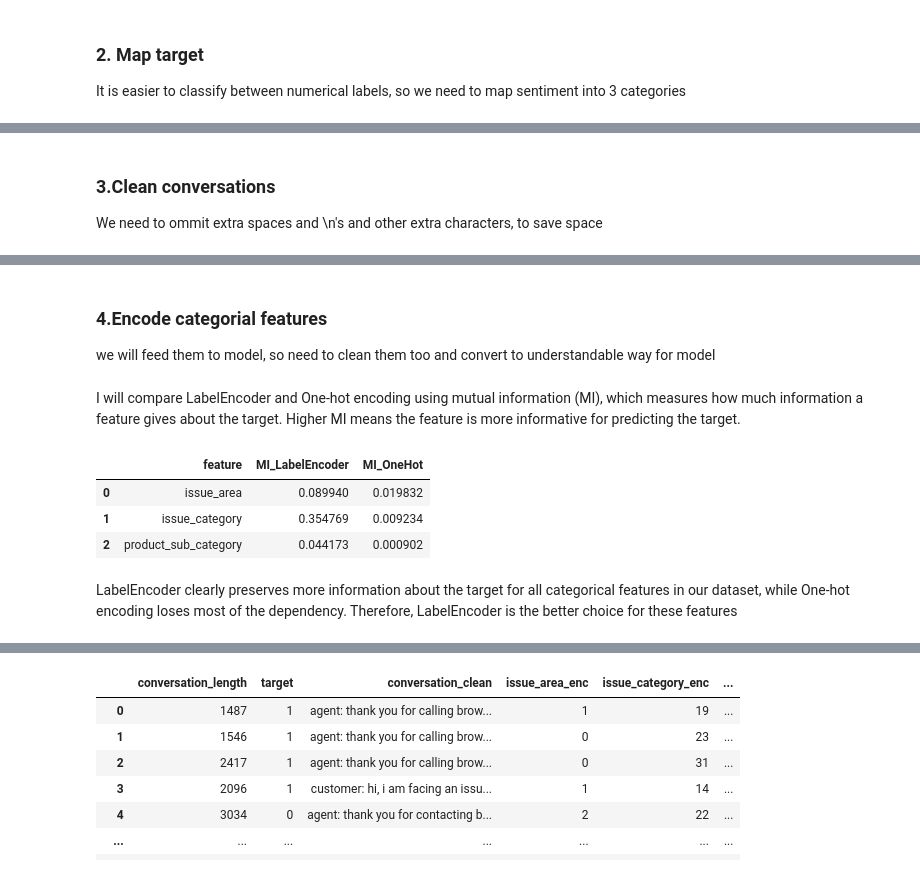
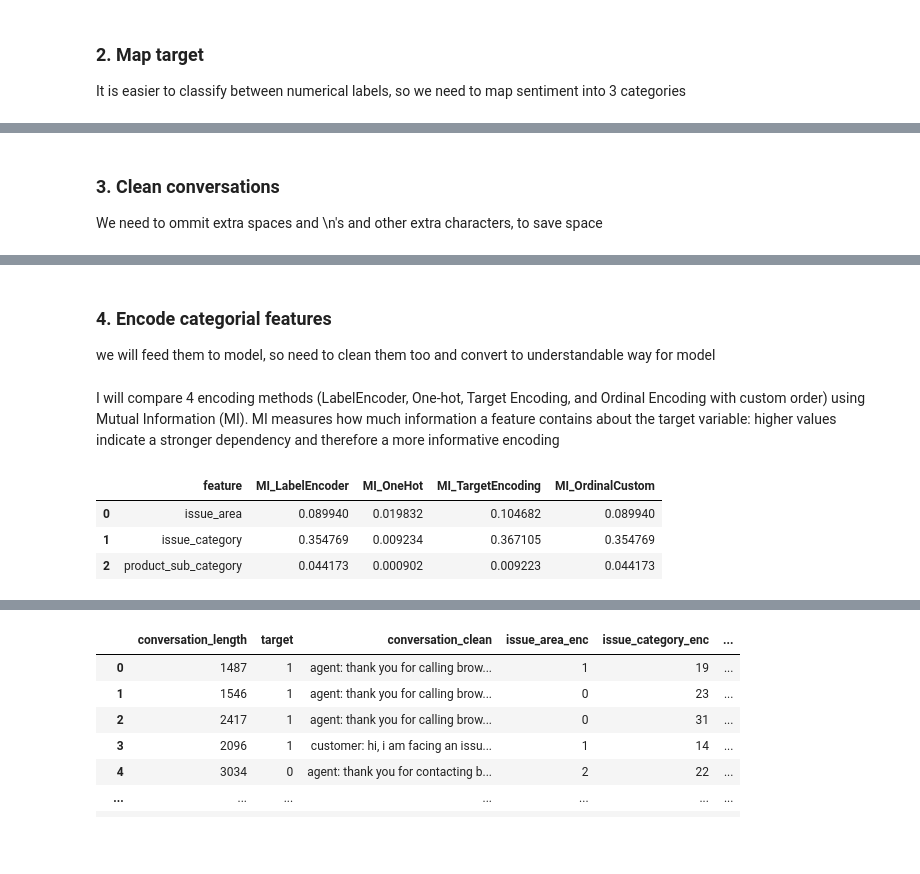
Before and after one commit to Ksksksksksksksks/di725_assignment1, a Jupyter notebook: sentiment-transformer.ipynb, the cells around one changed output, grey strips where cells are left out. Cells and saved outputs as stored; diff of their text form; code cells hidden in the pictures; blank space fills up the shorter version.

Commit message:
preprocessing finally done

```diff
--- a/sentiment-transformer.ipynb
+++ b/sentiment-transformer.ipynb
@@ -733,7 +733,7 @@ train_df.head()
 | 3 | Customer: Hi, I am facing an issu... | Login and Account | Login Issues and Error Messages | Water Purifier | 2096 | 1 |
 | 4 | Agent: Thank you for contacting B... | Order | Order Delivery Issues | Bp Monitor | 3034 | 0 |
 # %% [markdown]
-### 3.Clean conversations
+### 3. Clean conversations
 
 We need to ommit extra spaces and \n's and other extra characters, to save space
 # %%
@@ -757,42 +757,62 @@ train_df.head()
 | 3 | Login and Account | Login Issues and Error Messages | Water Purifier | 2096 | 1 | customer: hi, i am facing an issu... |
 | 4 | Order | Order Delivery Issues | Bp Monitor | 3034 | 0 | agent: thank you for contacting b... |
 # %% [markdown]
-### 4.Encode categorial features
+### 4. Encode categorial features
 
 we will feed them to model, so need to clean them too and convert to understandable way for model
 # %% [markdown]
-I will compare LabelEncoder and One-hot encoding using mutual information (MI), which measures how much information a feature gives about the target. Higher MI means the feature is more informative for predicting the target.
+I will compare 4 encoding methods (LabelEncoder, One-hot, Target Encoding, and Ordinal Encoding with custom order) using Mutual Information (MI). MI measures how much information a feature contains about the target variable: higher values indicate a stronger dependency and therefore a more informative encoding
 # %%
-from sklearn.preprocessing import LabelEncoder, OneHotEncoder
+from sklearn.preprocessing import LabelEncoder, OneHotEncoder, OrdinalEncoder
 from sklearn.feature_selection import mutual_info_classif
+import pandas as pd
+import numpy as np
 
 features = ['issue_area', 'issue_category', 'product_sub_category']
 y = train_df['target']
 
 results = []
 
 for f in features:
-    # LabelEncoder
+
+    # -------- LabelEncoder --------
     le = LabelEncoder()
     X_le = le.fit_transform(train_df[f]).reshape(-1,1)
     mi_le = mutual_info_classif(X_le, y, discrete_features=True)[0]
 
-    # One-hot
+
+    # -------- One-hot --------
     ohe = OneHotEncoder()
     X_ohe = ohe.fit_transform(train_df[[f]])
     mi_ohe = mutual_info_classif(X_ohe, y, discrete_features=True).mean()
 
+
+    # -------- Target Encoding --------
+    means = train_df.groupby(f)['target'].mean()
+    X_te = train_df[f].map(means).values.reshape(-1,1)
+    mi_te = mutual_info_classif(X_te, y)[0]
+
+
+    # -------- Ordinal Encoding (custom order) --------
+    order = means.sort_values().index.tolist()
+
+    oe = OrdinalEncoder(categories=[order])
+    X_oe = oe.fit_transform(train_df[[f]])
+    mi_oe = mutual_info_classif(X_oe, y, discrete_features=True)[0]
+
+
     results.append({
         'feature': f,
         'MI_LabelEncoder': mi_le,
-        'MI_OneHot': mi_ohe
+        'MI_OneHot': mi_ohe,
+        'MI_TargetEncoding': mi_te,
+        'MI_OrdinalCustom': mi_oe
     })
 
+
 pd.DataFrame(results)
 # %% [output]
-|  | feature | MI_LabelEncoder | MI_OneHot |
-| 0 | issue_area | 0.089940 | 0.019832 |
-| 1 | issue_category | 0.354769 | 0.009234 |
-| 2 | product_sub_category | 0.044173 | 0.000902 |
+|  | feature | MI_LabelEncoder | MI_OneHot | MI_TargetEncoding | MI_OrdinalCustom |
+| 0 | issue_area | 0.089940 | 0.019832 | 0.104682 | 0.089940 |
+| 1 | issue_category | 0.354769 | 0.009234 | 0.367105 | 0.354769 |
+| 2 | product_sub_category | 0.044173 | 0.000902 | 0.009223 | 0.044173 |
-# %% [markdown]
-LabelEncoder clearly preserves more information about the target for all categorical features in our dataset, while One-hot encoding loses most of the dependency. Therefore, LabelEncoder is the better choice for these features
```
Also changed, not shown: parts of 25 cells of this notebook.
